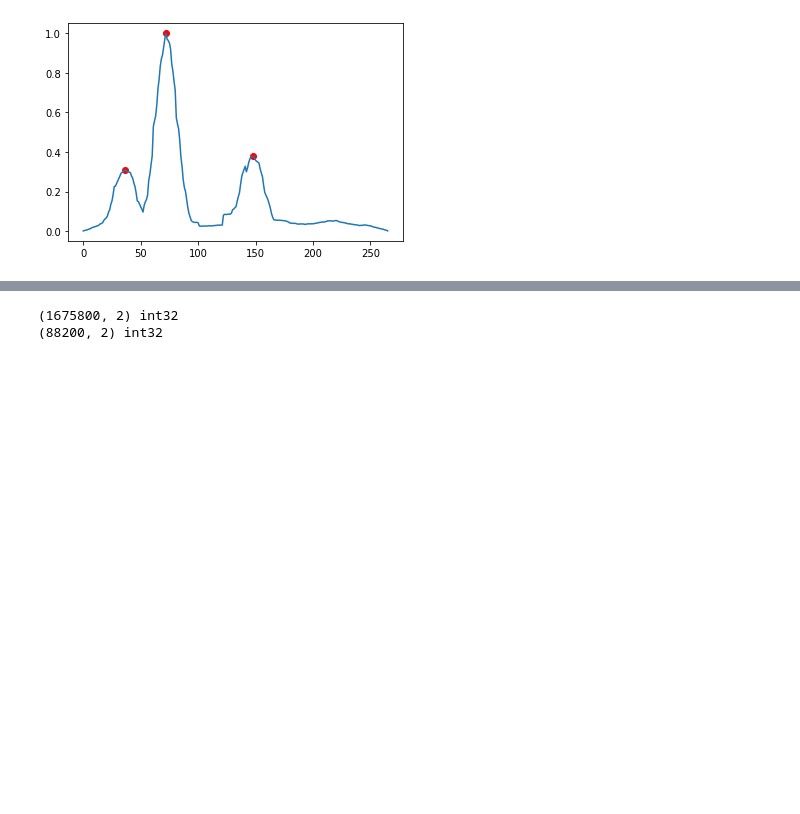
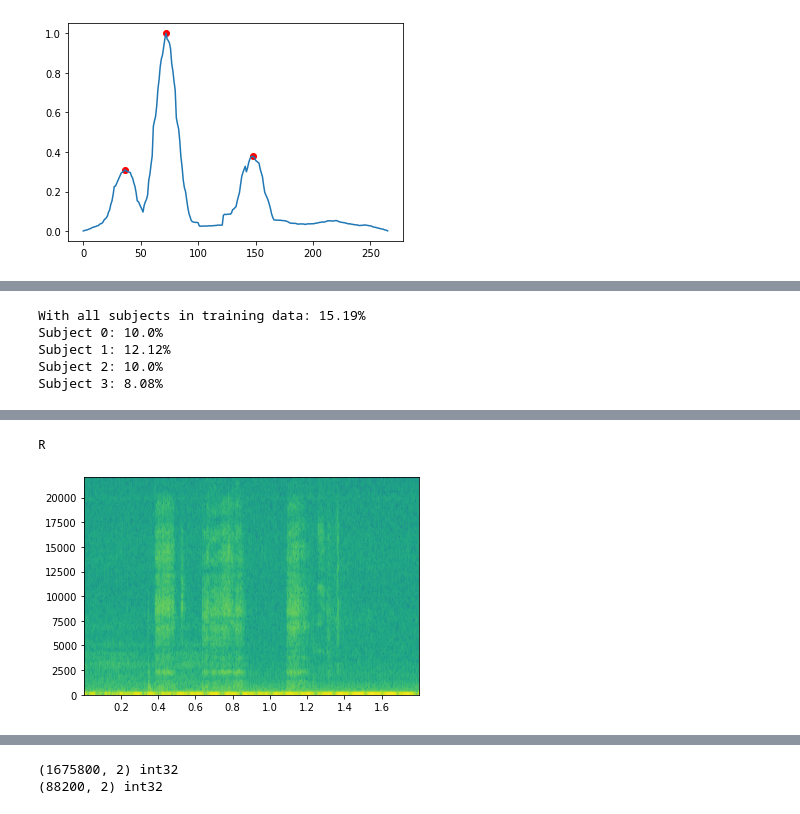
Before and after one commit to ijc8/acr, a Jupyter notebook: Strokes.ipynb, the cells around one changed output, grey strips where cells are left out. Cells and saved outputs as stored; diff of their text form; code cells hidden in the pictures; blank space fills up the shorter version.

```diff
--- a/Strokes.ipynb
+++ b/Strokes.ipynb
@@ -111,0 +190,28 @@ plt.scatter(peaks, smoothed[peaks], c='red')
+# %%
+def eval_accuracy(test, train):
+    results = []
+    for i, x in np.ndenumerate(test):
+    #     print(i, x, len(x))
+        results.append((i, nearest_neighbor(x, train)))
+    results = np.array(results)
+    return np.mean(results[:, 0, 1] == results[:, 1, 1])
+
+test = strokes[:, :, 15:]
+train = strokes[:, :, :15]
+print(f"With all subjects in training data: {round(eval_accuracy(test, train) * 100, 2)}%")
+for subject in range(len(strokes)):
+    test = strokes[subject][None]
+    train = np.vstack((strokes[:subject], strokes[subject+1:]))
+    print(f"Subject {subject}: {round(eval_accuracy(test, train) * 100, 2)}%")
+# %% [output]
+With all subjects in training data: 15.19%
+Subject 0: 10.0%
+Subject 1: 12.12%
+Subject 2: 10.0%
+Subject 3: 8.08%
+# %%
+display(Audio(letters[0, 17, 16], rate=fs))
+plt.specgram(letters[0, 17, 16], Fs=fs)
+print(chr(ord("A") + 17))
+plt.show()
+# %% [output]
@@ -111,0 +219,2 @@ plt.scatter(peaks, smoothed[peaks], c='red')
+R
+[figure, added]
```
Also changed, not shown: parts of 7 cells of this notebook.
